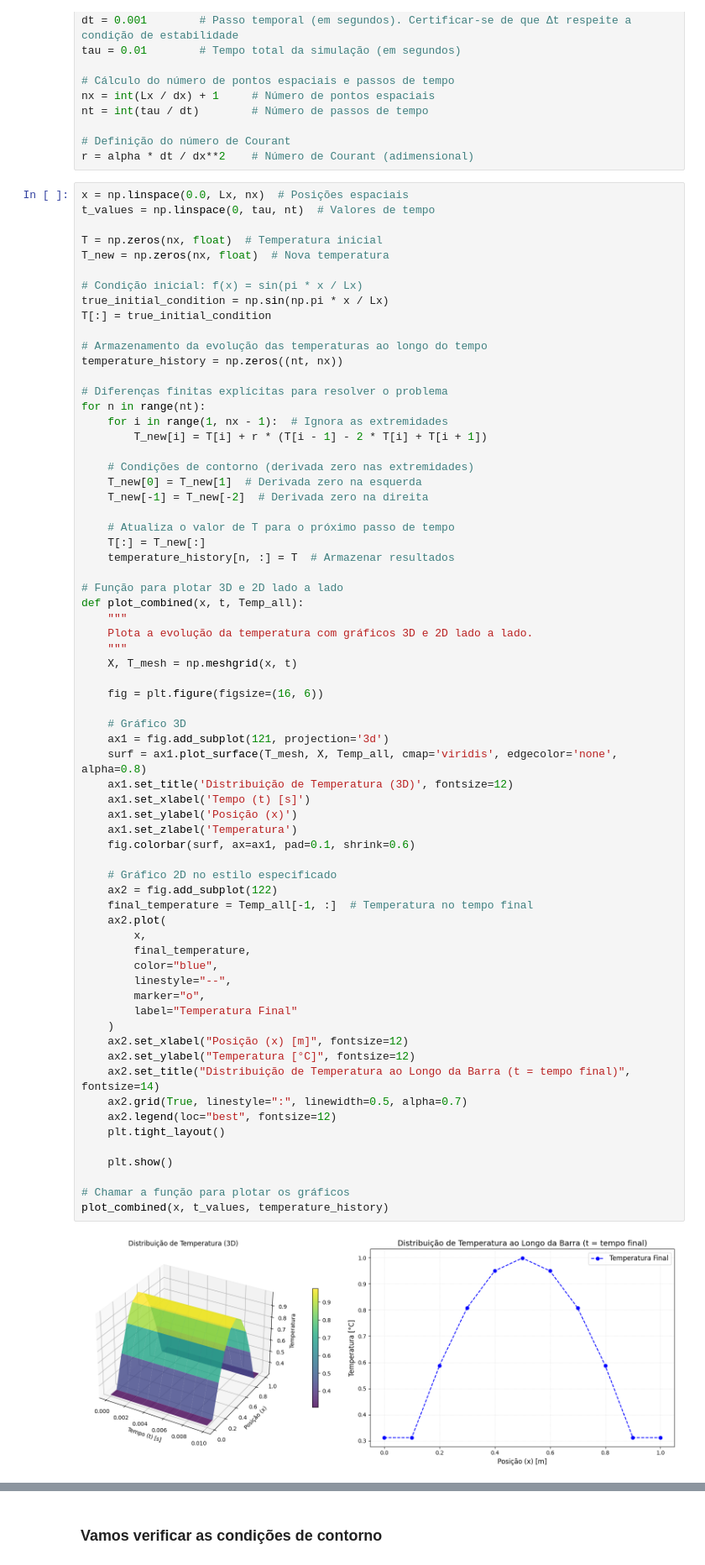
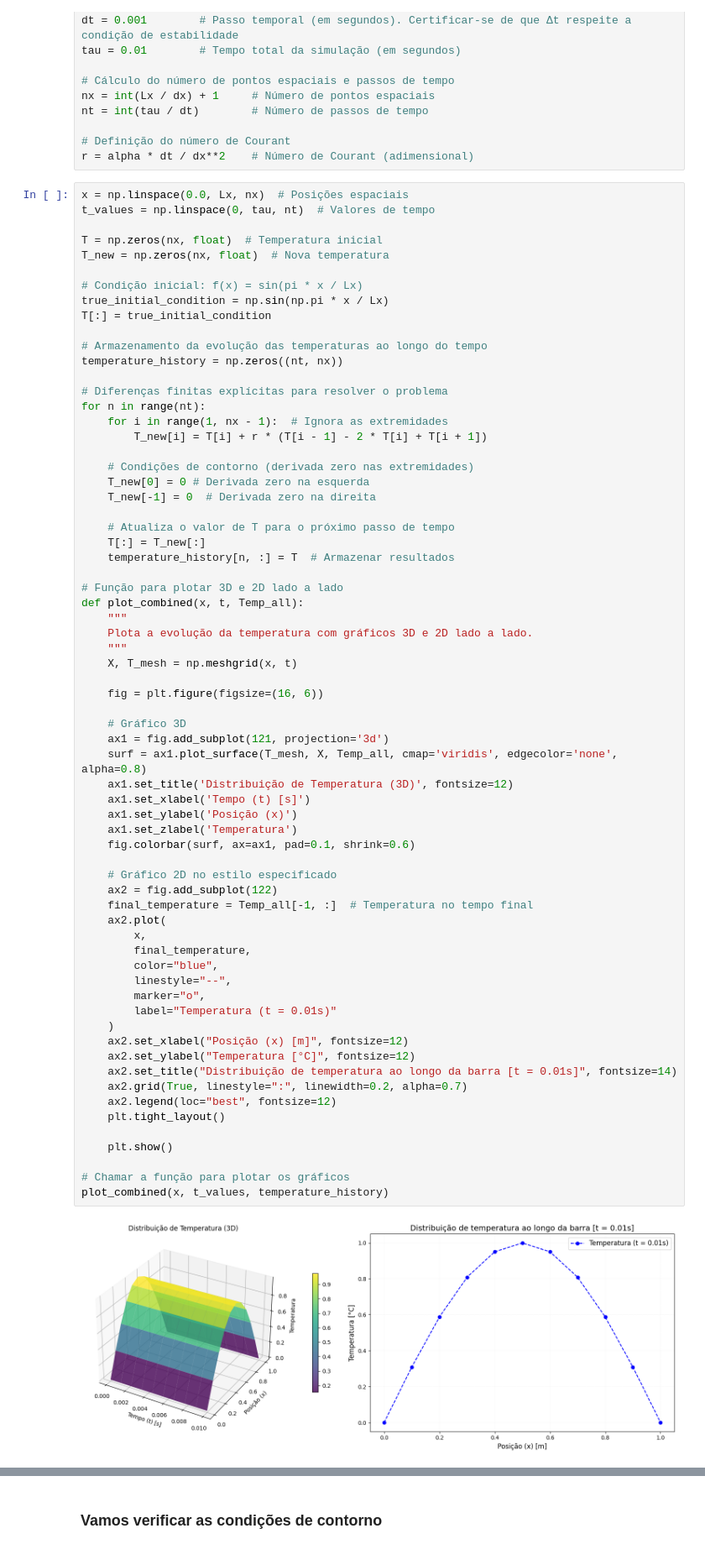
Before and after one commit to lourencocavalcante/CAP-340-Problemas-Inversos, a Jupyter notebook: CAP340_Trabalho_Problemas_Inversos_Lourenco.ipynb, the cells around one changed output, grey strips where cells are left out. Shown: that part at 84% size. Saved outputs shown, nothing was run; the diff lists cells and outputs as text.

```diff
--- a/CAP340_Trabalho_Problemas_Inversos_Lourenco.ipynb
+++ b/CAP340_Trabalho_Problemas_Inversos_Lourenco.ipynb
@@ -65,8 +65,8 @@ for n in range(nt):
         T_new[i] = T[i] + r * (T[i - 1] - 2 * T[i] + T[i + 1])
 
     # Condições de contorno (derivada zero nas extremidades)
-    T_new[0] = T_new[1]  # Derivada zero na esquerda
-    T_new[-1] = T_new[-2]  # Derivada zero na direita
+    T_new[0] = 0 # Derivada zero na esquerda
+    T_new[-1] = 0  # Derivada zero na direita
 
     # Atualiza o valor de T para o próximo passo de tempo
     T[:] = T_new[:]
@@ -83,37 +83,37 @@ def plot_combined(x, t, Temp_all):
 
     # Gráfico 3D
     ax1 = fig.add_subplot(121, projection='3d')
     surf = ax1.plot_surface(T_mesh, X, Temp_all, cmap='viridis', edgecolor='none', alpha=0.8)
     ax1.set_title('Distribuição de Temperatura (3D)', fontsize=12)
     ax1.set_xlabel('Tempo (t) [s]')
     ax1.set_ylabel('Posição (x)')
     ax1.set_zlabel('Temperatura')
     fig.colorbar(surf, ax=ax1, pad=0.1, shrink=0.6)
 
     # Gráfico 2D no estilo especificado
     ax2 = fig.add_subplot(122)
     final_temperature = Temp_all[-1, :]  # Temperatura no tempo final
     ax2.plot(
         x,
         final_temperature,
         color="blue",
         linestyle="--",
         marker="o",
-        label="Temperatura Final"
+        label="Temperatura (t = 0.01s)"
     )
     ax2.set_xlabel("Posição (x) [m]", fontsize=12)
     ax2.set_ylabel("Temperatura [°C]", fontsize=12)
-    ax2.set_title("Distribuição de Temperatura ao Longo da Barra (t = tempo final)", fontsize=14)
-    ax2.grid(True, linestyle=":", linewidth=0.5, alpha=0.7)
+    ax2.set_title("Distribuição de temperatura ao longo da barra [t = 0.01s]", fontsize=14)
+    ax2.grid(True, linestyle=":", linewidth=0.2, alpha=0.7)
     ax2.legend(loc="best", fontsize=12)
     plt.tight_layout()
 
     plt.show()
 
 # Chamar a função para plotar os gráficos
 plot_combined(x, t_values, temperature_history)
 # %% [output]
-[figure, old version]
+[figure, new version]
 # %%
 # Posições espaciais: gerar as posições espaciais a serem usadas na solução
 x = np.linspace(0.0, Lx, nx)
```
Also changed, not shown: parts of 9 cells of this notebook.
